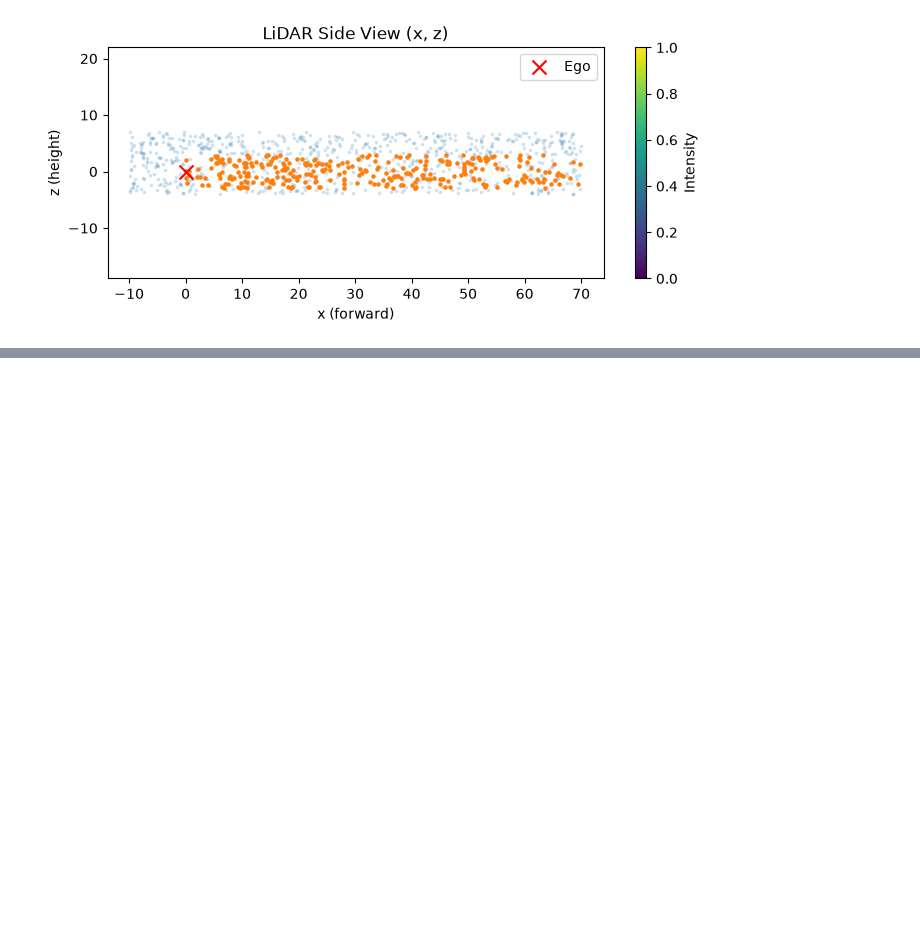
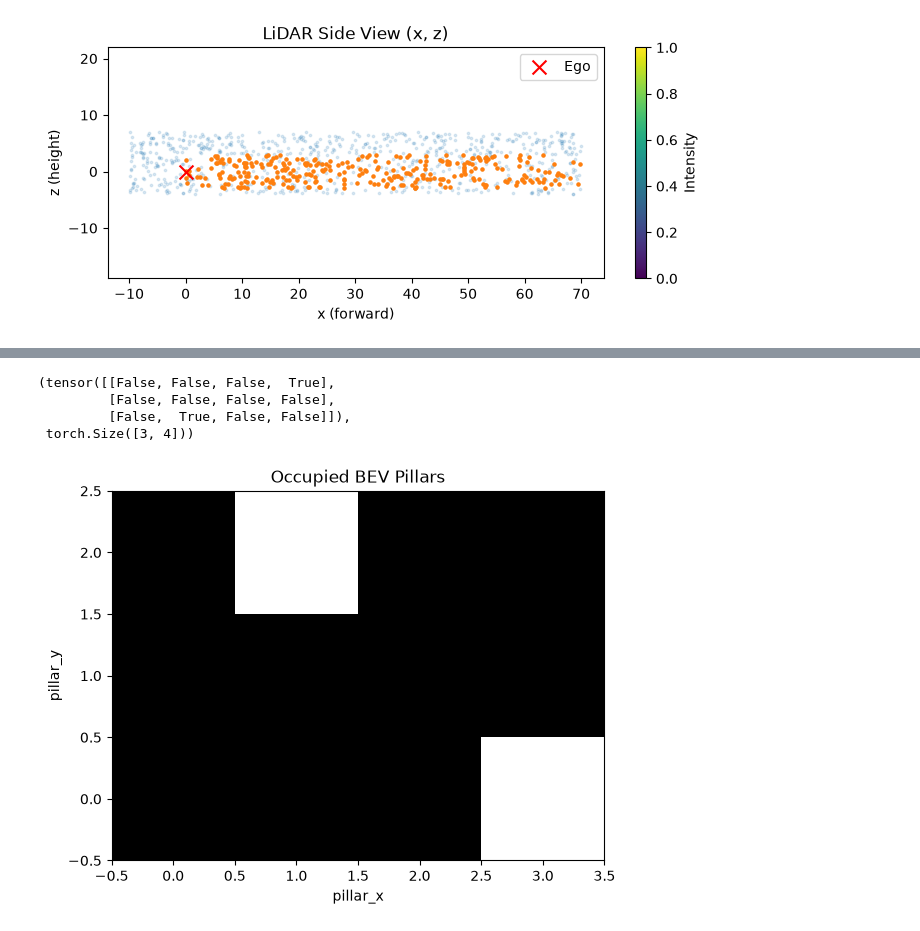
Before and after one commit to AD6767/pytorch-3d-perception-engineering, a Jupyter notebook: notebooks/02_understanding_lidar.ipynb, the cells around one changed output, grey strips where cells are left out. Drawn from its saved outputs; the diff is of its cells as text; code cells hidden in the pictures; blank space fills up the shorter version.

Commit message:
scatter pillar features into BEV

```diff
--- a/notebooks/02_understanding_lidar.ipynb
+++ b/notebooks/02_understanding_lidar.ipynb
@@ -178,0 +181,15 @@ plt.show()
+# %%
+from src.models.pillar_scatter import PillarScatter
+import torch
+
+features = torch.tensor([ # (P, C)
+        [1.0, 2.0],
+        [3.0, 4.0],
+    ])
+indices = torch.tensor([ # (P, 2)
+    [1, 2],
+    [3, 0],
+])
+model = PillarScatter(num_x=4, num_y=3) # (H, W)
+bev = model(features, indices) # (C, H, W)
+bev.shape, bev
@@ -178,0 +205,16 @@ plt.show()
+# %%
+occupancy = (bev.abs().sum(dim=0) > 0) # (H, W)
+occupancy, occupancy.shape
+# %% [output]
+(tensor([[False, False, False,  True],
+         [False, False, False, False],
+         [False,  True, False, False]]),
+ torch.Size([3, 4]))
+# %%
+plt.imshow(occupancy.cpu(), origin="lower", cmap="gray")
+plt.xlabel("pillar_x")
+plt.ylabel("pillar_y")
+plt.title("Occupied BEV Pillars")
+plt.show()
+# %% [output]
+[figure, added]
```
Also changed, not shown: parts of 2 cells of this notebook, 2 other files.
